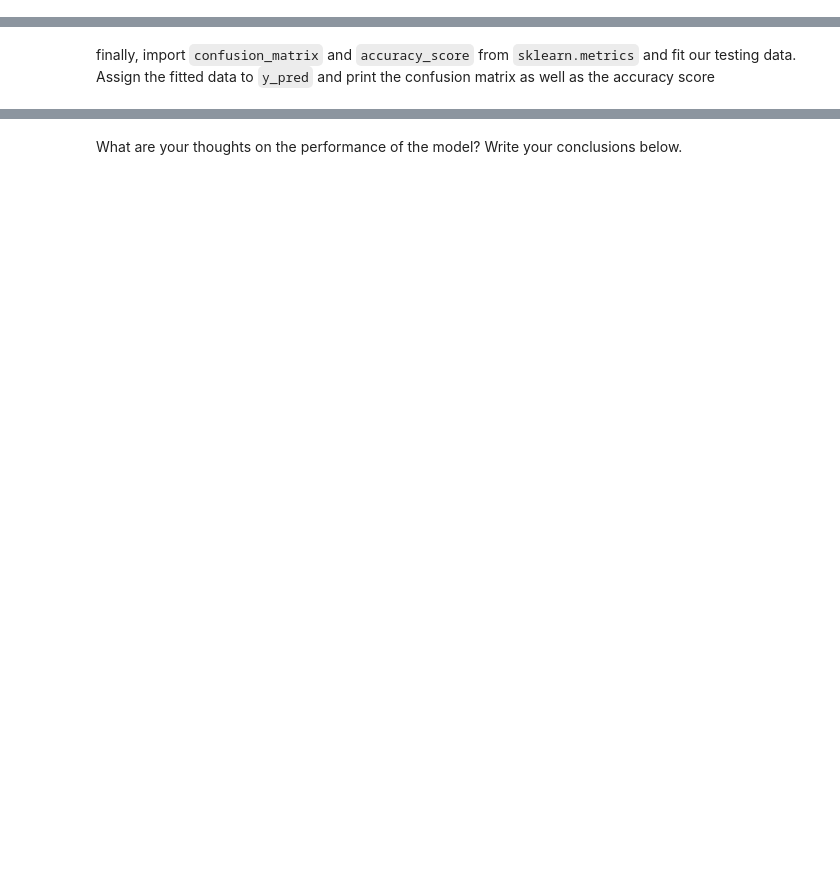
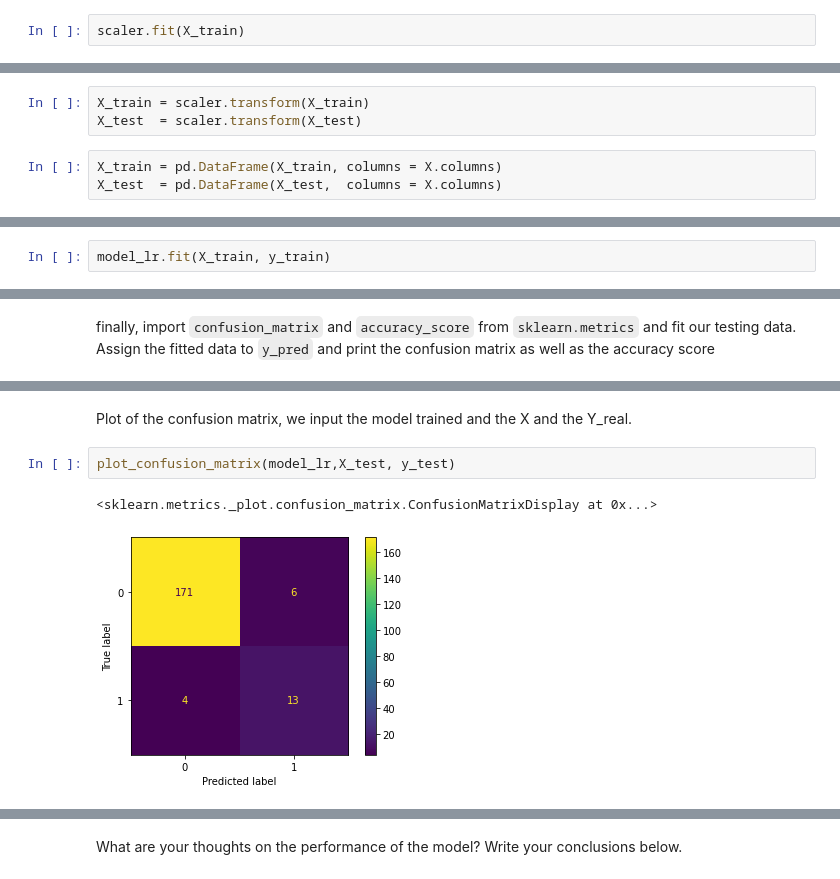
Before and after one commit to ta-data-remote/lab-supervised-learning, a Jupyter notebook: your-code/main.ipynb, the cells around one changed output, grey strips where cells are left out. Drawn from its saved outputs; the diff is of its cells as text; blank space fills up the shorter version.

```diff
--- a/your-code/main.ipynb
+++ b/your-code/main.ipynb
@@ -322,0 +482,2 @@ The first model we will use in this lab is logistic regression. We have previous
+# %%
+scaler.fit(X_train)
@@ -323,2 +486,8 @@ The first model we will use in this lab is logistic regression. We have previous
+# %%
+X_train = scaler.transform(X_train)
+X_test  = scaler.transform(X_test)
+# %%
+X_train = pd.DataFrame(X_train, columns = X.columns)
+X_test  = pd.DataFrame(X_test,  columns = X.columns)
 # %% [markdown]
 Next, fit the model to our training data. We have already separated our data into 4 parts. Use those in your model.
@@ -326,0 +494,2 @@ Next, fit the model to our training data. We have already separated our data int
+# %%
+model_lr.fit(X_train, y_train)
@@ -330,0 +539,7 @@ finally, import `confusion_matrix` and `accuracy_score` from `sklearn.metrics` a
+# %% [markdown]
+Plot of the confusion matrix, we input the model trained and the X and the Y_real.
+# %%
+plot_confusion_matrix(model_lr,X_test, y_test)
+# %% [output]
+<sklearn.metrics._plot.confusion_matrix.ConfusionMatrixDisplay at 0x...>
+[figure, added]
```
Also changed, not shown: parts of 90 cells of this notebook.
